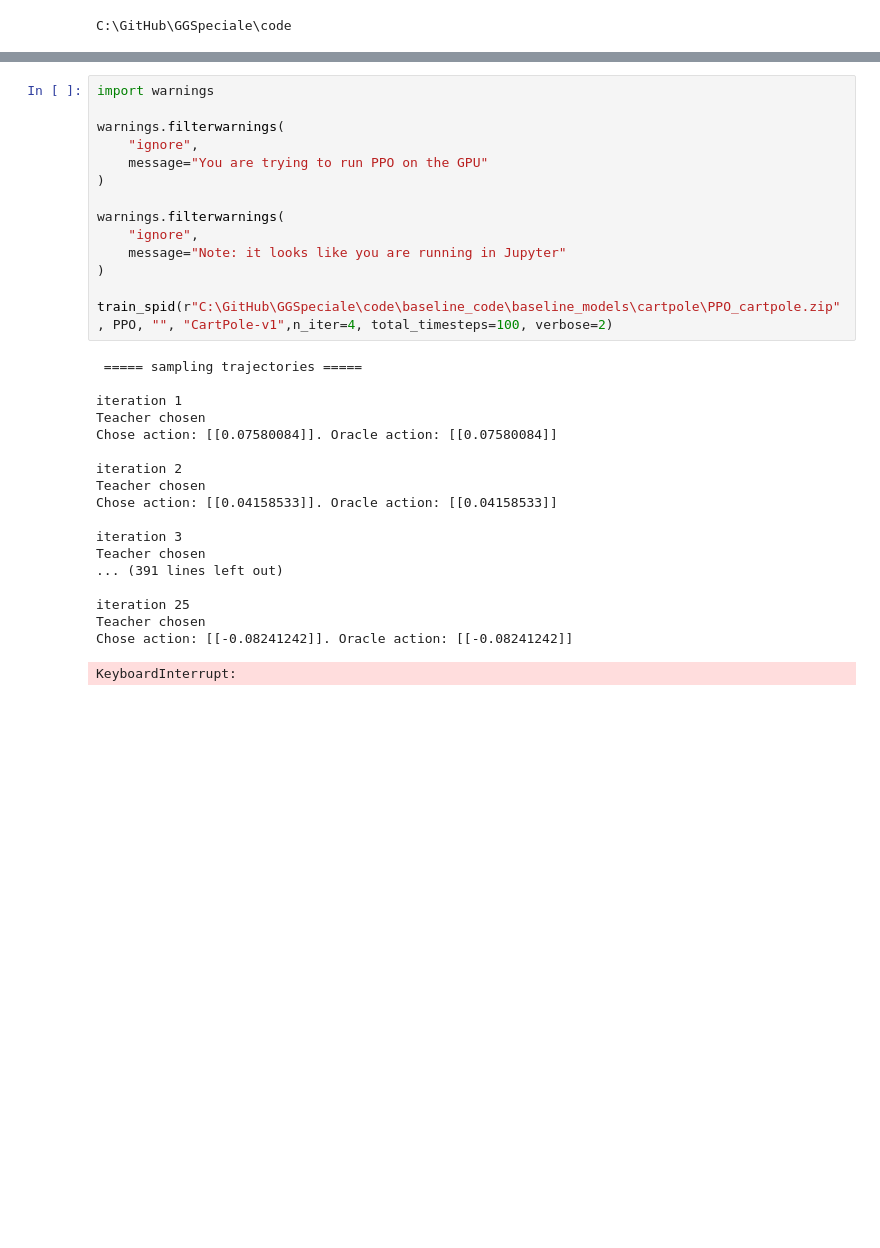
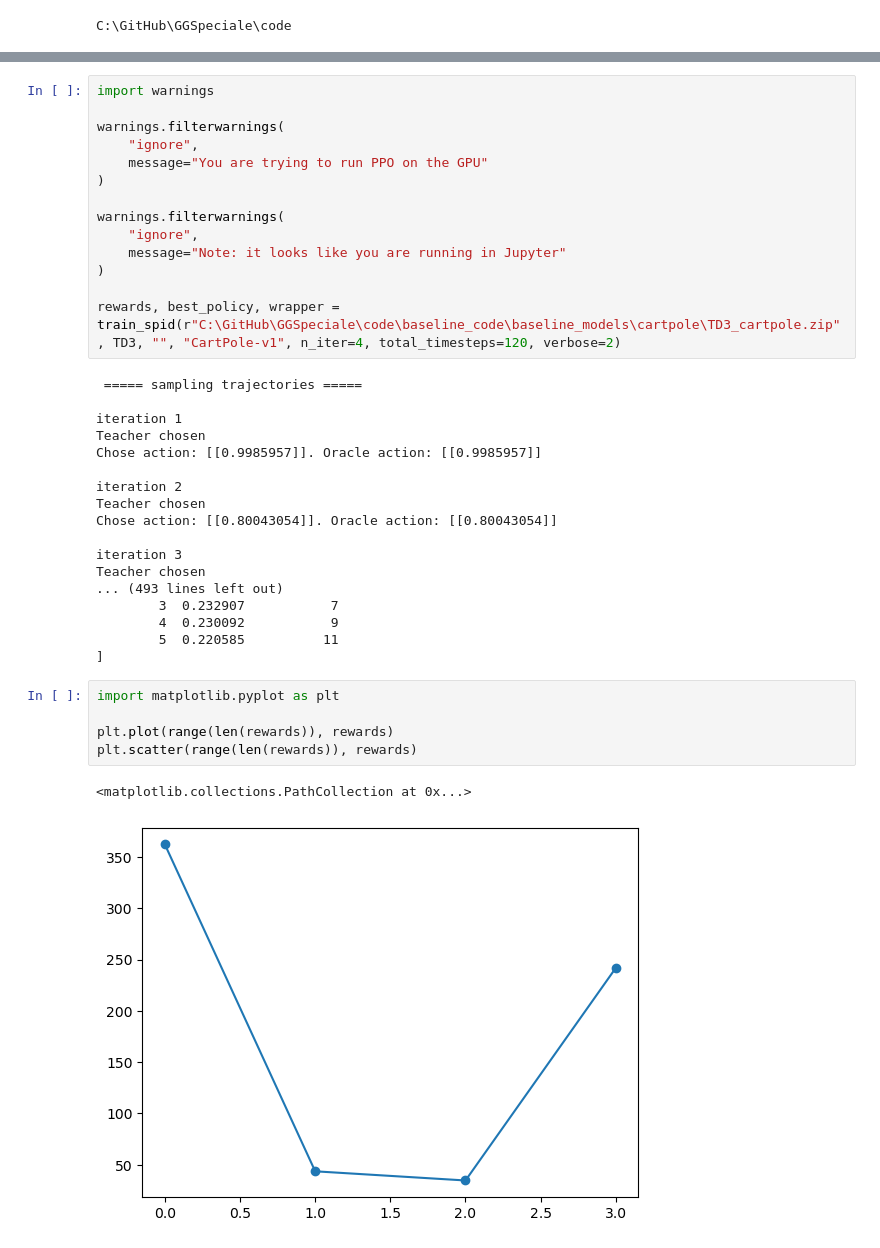
Before and after one commit to SofieElving/GGSpeciale, a Jupyter notebook: code/SPID_code/SPID_test.ipynb, the cells around one changed output, grey strips where cells are left out. Cells and saved outputs as stored; diff of their text form; blank space fills up the shorter version.

Commit message:
added reward visualization

```diff
--- a/code/SPID_code/SPID_test.ipynb
+++ b/code/SPID_code/SPID_test.ipynb
@@ -30,23 +28,30 @@ warnings.filterwarnings(
     message="Note: it looks like you are running in Jupyter"
 )
 
-train_spid(r"C:\GitHub\GGSpeciale\code\baseline_code\baseline_models\cartpole\PPO_cartpole.zip", PPO, "", "CartPole-v1",n_iter=4, total_timesteps=100, verbose=2)
+rewards, best_policy, wrapper = train_spid(r"C:\GitHub\GGSpeciale\code\baseline_code\baseline_models\cartpole\TD3_cartpole.zip", TD3, "", "CartPole-v1", n_iter=4, total_timesteps=120, verbose=2)
 # %% [output]
  ===== sampling trajectories =====
 
 iteration 1
 Teacher chosen
-Chose action: [[0.07580084]]. Oracle action: [[0.07580084]]
+Chose action: [[0.9985957]]. Oracle action: [[0.9985957]]
 
 iteration 2
 Teacher chosen
-Chose action: [[0.04158533]]. Oracle action: [[0.04158533]]
+Chose action: [[0.80043054]]. Oracle action: [[0.80043054]]
 
 iteration 3
 Teacher chosen
-... (391 lines left out)
-
-iteration 25
-Teacher chosen
-Chose action: [[-0.08241242]]. Oracle action: [[-0.08241242]]
+... (493 lines left out)
+        3  0.232907           7
+        4  0.230092           9
+        5  0.220585          11
+]
-KeyboardInterrupt:
+# %%
+import matplotlib.pyplot as plt
+
+plt.plot(range(len(rewards)), rewards)
+plt.scatter(range(len(rewards)), rewards)
+# %% [output]
+<matplotlib.collections.PathCollection at 0x...>
+[figure, added]
```
Also changed, not shown: parts of 1 cell of this notebook, 7 other files.
